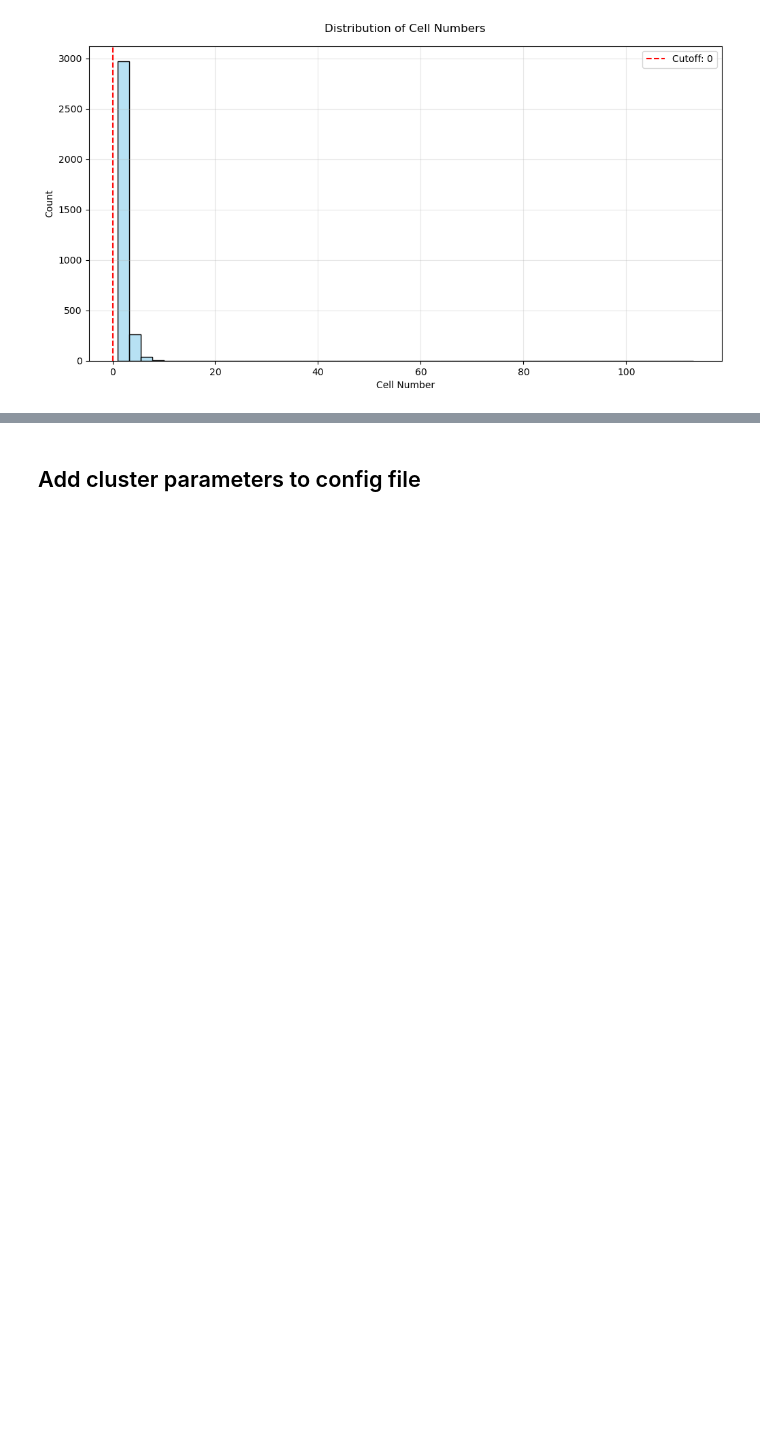
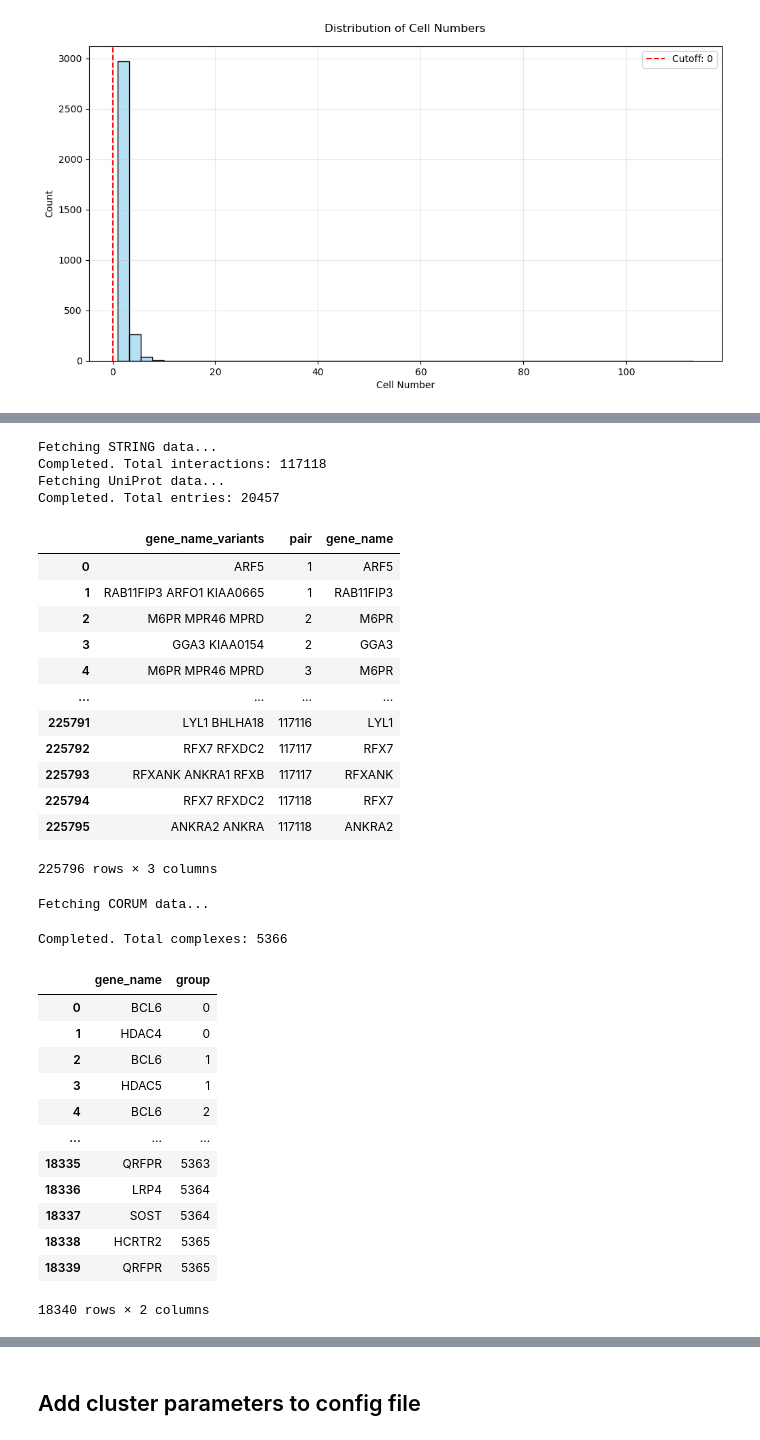
Before and after one commit to cheeseman-lab/brieflow-analysis, a Jupyter notebook: analysis/9.configure_cluster_params.ipynb, the cells around one changed output, grey strips where cells are left out. Cells and saved outputs as stored; diff of their text form; code cells hidden in the pictures; blank space fills up the shorter version.

```diff
--- a/analysis/9.configure_cluster_params.ipynb
+++ b/analysis/9.configure_cluster_params.ipynb
@@ -76,3 +83,49 @@ Number of genes below cutoff: 0
+# %%
+STRING_PAIR_BENCHMARK_FP = "config/benchmark_clusters/string_pair_benchmark.tsv"
+CORUM_GROUP_BENCHMARK_FP = "config/benchmark_clusters/corum_group_benchmark.tsv"
+# %%
+string_pair_benchmark = generate_string_pair_benchmark(aggregated_data, "gene_symbol_0")
+Path(STRING_PAIR_BENCHMARK_FP).parent.mkdir(parents=True, exist_ok=True)
+string_pair_benchmark.to_csv(STRING_PAIR_BENCHMARK_FP, sep="\t", index=False)
+display(string_pair_benchmark)
+
+corum_group_benchmark = generate_corum_group_benchmark()
+Path(CORUM_GROUP_BENCHMARK_FP).parent.mkdir(parents=True, exist_ok=True)
+corum_group_benchmark.to_csv(CORUM_GROUP_BENCHMARK_FP, sep="\t", index=False)
+display(corum_group_benchmark)
+# %% [output]
+Fetching STRING data...
+Completed. Total interactions: 117118
+Fetching UniProt data...
+Completed. Total entries: 20457
+|  | gene_name_variants | pair | gene_name |
+| 0 | ARF5 | 1 | ARF5 |
+| 1 | RAB11FIP3 ARFO1 KIAA0665 | 1 | RAB11FIP3 |
+| 2 | M6PR MPR46 MPRD | 2 | M6PR |
+| 3 | GGA3 KIAA0154 | 2 | GGA3 |
+| 4 | M6PR MPR46 MPRD | 3 | M6PR |
+| ... | ... | ... | ... |
+| 225791 | LYL1 BHLHA18 | 117116 | LYL1 |
+| 225792 | RFX7 RFXDC2 | 117117 | RFX7 |
+| 225793 | RFXANK ANKRA1 RFXB | 117117 | RFXANK |
+| 225794 | RFX7 RFXDC2 | 117118 | RFX7 |
+| 225795 | ANKRA2 ANKRA | 117118 | ANKRA2 |
+225796 rows × 3 columns
+Fetching CORUM data...
+Completed. Total complexes: 5366
+|  | gene_name | group |
+| 0 | BCL6 | 0 |
+| 1 | HDAC4 | 0 |
+| 2 | BCL6 | 1 |
+| 3 | HDAC5 | 1 |
+| 4 | BCL6 | 2 |
+| ... | ... | ... |
+| 18335 | QRFPR | 5363 |
+| 18336 | LRP4 | 5364 |
+| 18337 | SOST | 5364 |
+| 18338 | HCRTR2 | 5365 |
+| 18339 | QRFPR | 5365 |
+18340 rows × 2 columns
 # %% [markdown]
 ## <font color='red'>SET PARAMETERS</font>
 
```
Also changed, not shown: parts of 14 cells of this notebook, 5 other files.
